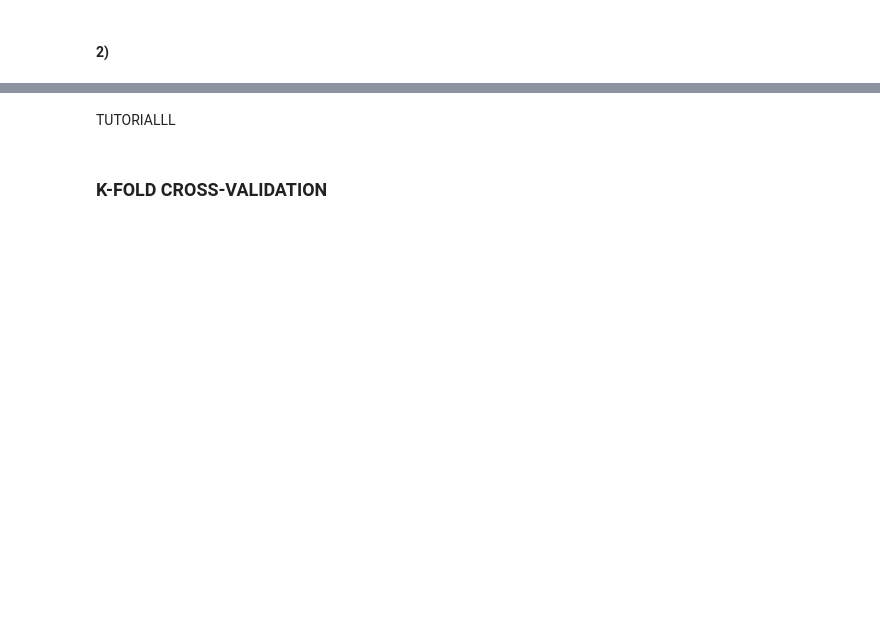
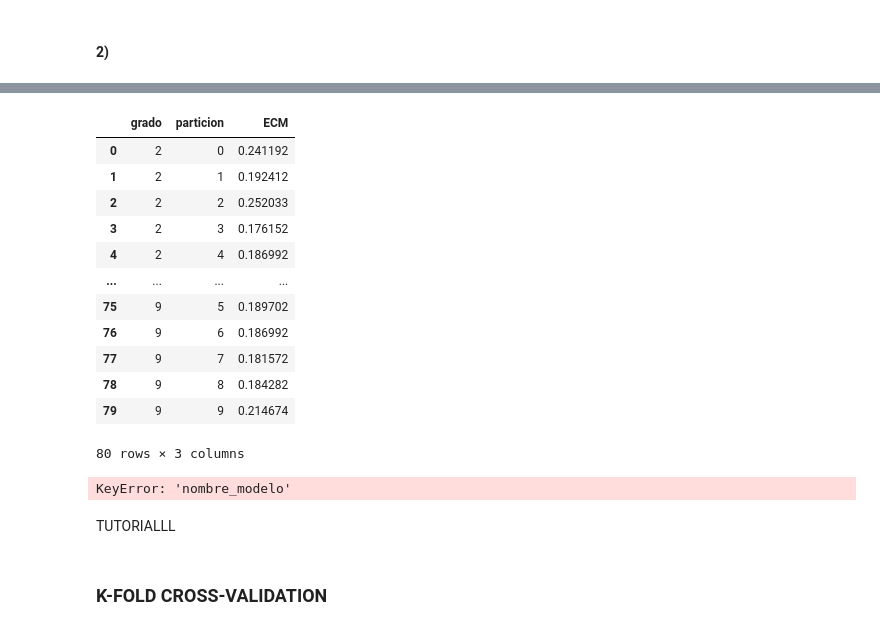
Before and after one commit to hpilar/TrabajosPracticos-Grupo4, a Jupyter notebook: TP3/TP3.ipynb, the cells around one changed output, grey strips where cells are left out. Saved outputs shown, nothing was run; the diff lists cells and outputs as text; code cells hidden in the pictures; blank space fills up the shorter version.

```diff
--- a/TP3/TP3.ipynb
+++ b/TP3/TP3.ipynb
@@ -939,0 +1246,16 @@ def cross_validation(modelo, k_particiones, X, y) :
+# %%
+input_bxp1
+# %% [output]
+|  | grado | particion | ECM |
+| 0 | 2 | 0 | 0.241192 |
+| 1 | 2 | 1 | 0.192412 |
+| 2 | 2 | 2 | 0.252033 |
+| 3 | 2 | 3 | 0.176152 |
+| 4 | 2 | 4 | 0.186992 |
+| ... | ... | ... | ... |
+| 75 | 9 | 5 | 0.189702 |
+| 76 | 9 | 6 | 0.186992 |
+| 77 | 9 | 7 | 0.181572 |
+| 78 | 9 | 8 | 0.184282 |
+| 79 | 9 | 9 | 0.214674 |
+80 rows × 3 columns
@@ -939,0 +1273,9 @@ def cross_validation(modelo, k_particiones, X, y) :
+# %%
+# Elegimos el lamda optimo con Ridge
+
+configuraciones = [{"penalty":'l2', 'C':1/(10**-5)}, {"penalty":'l2', 'C':1/(10**-4)}, {"penalty":'l2', 'C':1/(10**-3)}, {"penalty":'l2', 'C':1/(10**-2)}, {"penalty":'l2', 'C':1/(10**-1)}, {"penalty":'l2', 'C':1/(10**0)}, {"penalty":'l2', 'C':1/(10**1)}, {"penalty":'l2', 'C':1/(10**2)}, {"penalty":'l2', 'C':1/(10**3)}, {"penalty":'l2', 'C':1/(10**4)}, {"penalty":'l2', 'C':1/(10**5)}]
+
+
+evalua_config(configuraciones, "logit", 10, X, y)
+# %% [output]
+KeyError: 'nombre_modelo'
```
Also changed, not shown: parts of 33 cells of this notebook.
